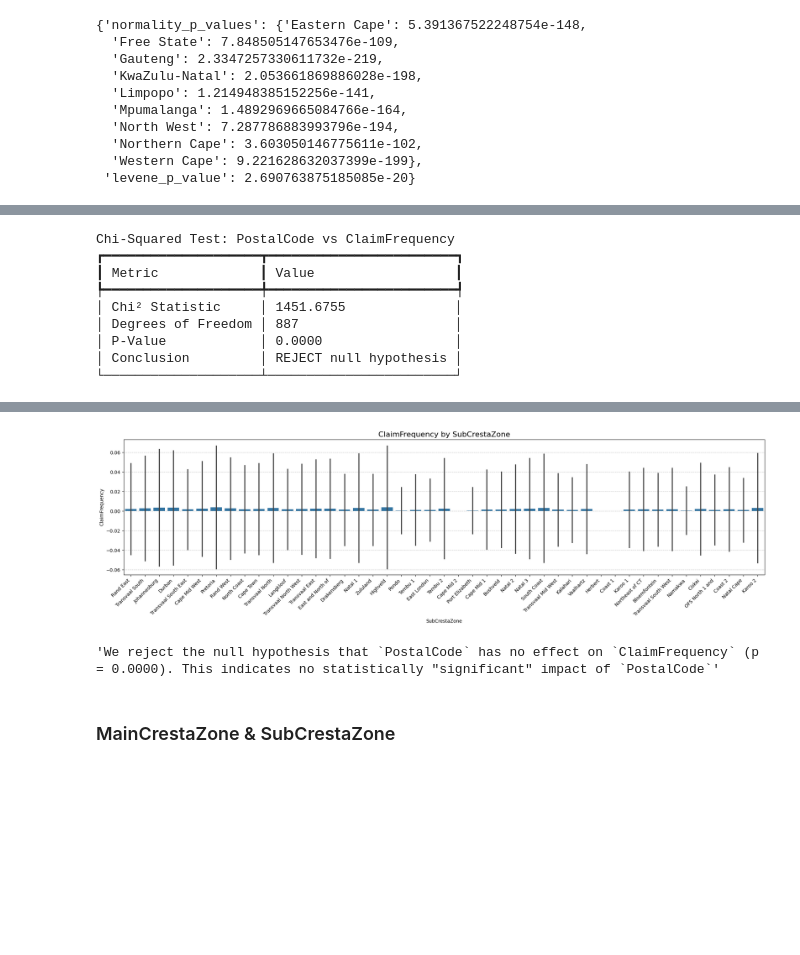
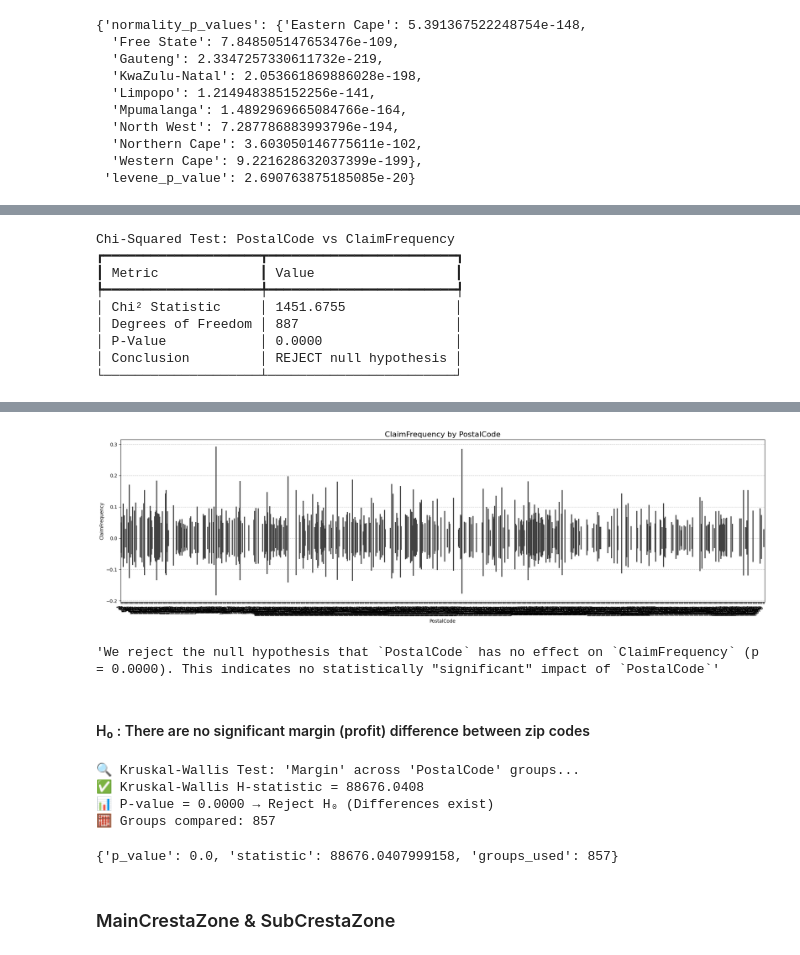
Before and after one commit to Teshager21/insurance-risk-modeling, a Jupyter notebook: notebooks/analysis/test_risk_hypothesis.ipynb, the cells around one changed output, grey strips where cells are left out. Saved outputs shown, nothing was run; the diff lists cells and outputs as text; code cells hidden in the pictures; blank space fills up the shorter version.

```diff
--- a/notebooks/analysis/test_risk_hypothesis.ipynb
+++ b/notebooks/analysis/test_risk_hypothesis.ipynb
@@ -187,0 +213,3 @@ INFO:analysis.risk_hypthesis_tester:Visualizing ClaimFrequency by SubCrestaZone
+# %%
+tester = RiskHypothesisTester(df)
+tester.check_assumptions(group_col="PostalCode", value_col="ClaimFrequency")
@@ -188,6 +251,6 @@ INFO:analysis.risk_hypthesis_tester:Visualizing ClaimFrequency by SubCrestaZone
 # %%
 chi2_result = tester.run_chi2("PostalCode", binary_metric="ClaimFrequency")
-tester.export_markdown_report(chi2_result, f"report_chi2_{feature}.md")
-tester.visualize_metric(feature, "ClaimFrequency", kind="bar")
+tester.export_markdown_report(chi2_result, f"report_chi2_{'PostalCode'}.md")
+tester.visualize_metric('PostalCode', "ClaimFrequency", kind="bar")
 tester.interpret_result(chi2_result)
 # %% [output]
@@ -233,5 +274,16 @@ INFO:analysis.risk_hypthesis_tester:Visualizing ClaimFrequency by SubCrestaZone
-[figure, old version]
+[figure, new version]
 'We reject the null hypothesis that `PostalCode` has no effect on `ClaimFrequency` (p = 0.0000). This indicates no statistically "significant" impact of `PostalCode`'
+# %% [markdown]
+####   H₀   :  There are no significant margin (profit) difference between zip codes
+# %%
+tester = RiskHypothesisTester(df)
+tester.test_numeric_by_group_kruskal(group_col='PostalCode',numeric_col="Margin")
+# %% [output]
+🔍 Kruskal-Wallis Test: 'Margin' across 'PostalCode' groups...
+✅ Kruskal-Wallis H-statistic = 88676.0408
+📊 P-value = 0.0000 → Reject H₀ (Differences exist)
+🧮 Groups compared: 857
+{'p_value': 0.0, 'statistic': 88676.0407999158, 'groups_used': 857}
 # %% [markdown]
 ###  MainCrestaZone & SubCrestaZone
 # %%
```
Also changed, not shown: parts of 21 cells of this notebook, 2 other files.
